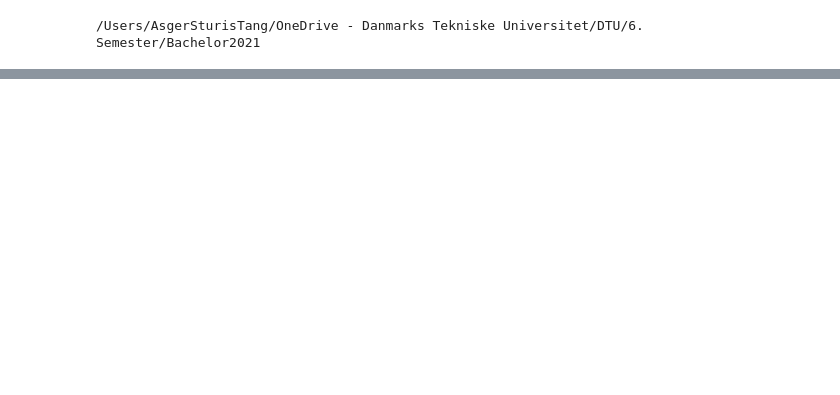
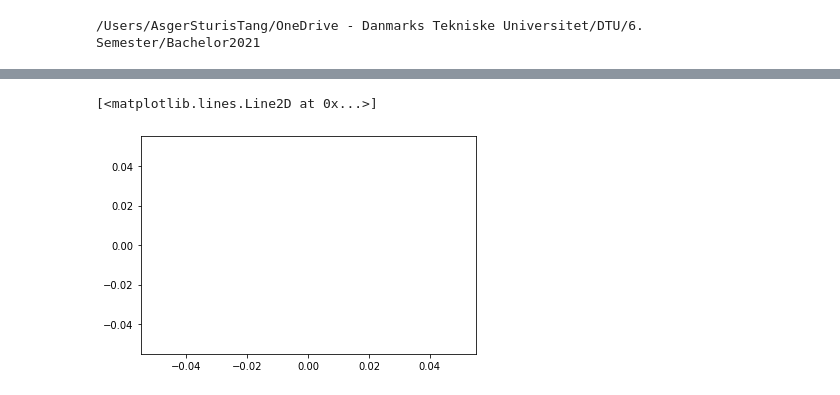
Before and after one commit to Jungar111/Bachelor2021, a Jupyter notebook: Modelling/RNN.ipynb, the cells around one changed output, grey strips where cells are left out. Drawn from its saved outputs; the diff is of its cells as text; code cells hidden in the pictures; blank space fills up the shorter version.

Commit message:
LSTM

```diff
--- a/Modelling/RNN.ipynb
+++ b/Modelling/RNN.ipynb
@@ -70,10 +116,10 @@ stackings_y
 # %%
-X_train_stack = tf.ragged.stack(stackings_X_train)
-X_test_stack =  tf.ragged.stack(stackings_X_test)
-X_val_stack =tf.ragged.stack(stackings_X_val)
-y_train_stack = tf.ragged.stack(stackings_y_train)
-y_test_stack = tf.ragged.stack(stackings_y_test)
-y_val_stack = tf.ragged.stack(stackings_y_val)
+X_train_stack = tf.ragged.stack(stackings_X_train).to_tensor()
+X_test_stack =  tf.ragged.stack(stackings_X_test).to_tensor()
+X_val_stack =tf.ragged.stack(stackings_X_val).to_tensor()
+y_train_stack = tf.ragged.stack(stackings_y_train).to_tensor()
+y_test_stack = tf.ragged.stack(stackings_y_test).to_tensor()
+y_val_stack = tf.ragged.stack(stackings_y_val).to_tensor()
 # %% [output]
 [interactive output not drawn]
 [interactive output not drawn]
@@ -92,0 +135,12 @@ m = Sequential()
+# %%
+
+
+
+m = Sequential()
+m.add(Input(shape=(None,65), dtype=tf.float32))
+m.add(LSTM(68, return_sequences = True, activation = "sigmoid"))
+m.add(Dense(1, activation="relu"))
+
+m.compile(optimizer="adam", loss='mse', metrics=['acc'])
+
+history = m.fit(tf.transpose(X_train_stack, perm = [1,0,2]), tf.transpose(y_train_stack, perm = [1,0]), epochs=100, batch_size=64, validation_data=(tf.transpose(X_val_stack, perm = [1,0,2]), tf.transpose(y_val_stack, perm = [1,0])))
@@ -92,0 +170,2 @@ m = Sequential()
+# %%
+y_pred = m.predict(tf.transpose(X_test_stack,perm=[1, 0, 2]))
@@ -92,0 +214,2 @@ m = Sequential()
+# %%
+y_pred = tf.transpose(y_pred, perm=[1,0,2])
@@ -92,0 +277,4 @@ m = Sequential()
+# %%
+plt.plot(y_pred)
+#plt.plot(y_test)
+# %% [output]
@@ -92,0 +282,2 @@ m = Sequential()
+[<matplotlib.lines.Line2D at 0x...>]
+[figure, added]
```
Also changed, not shown: parts of 31 cells of this notebook, 2 other files.
